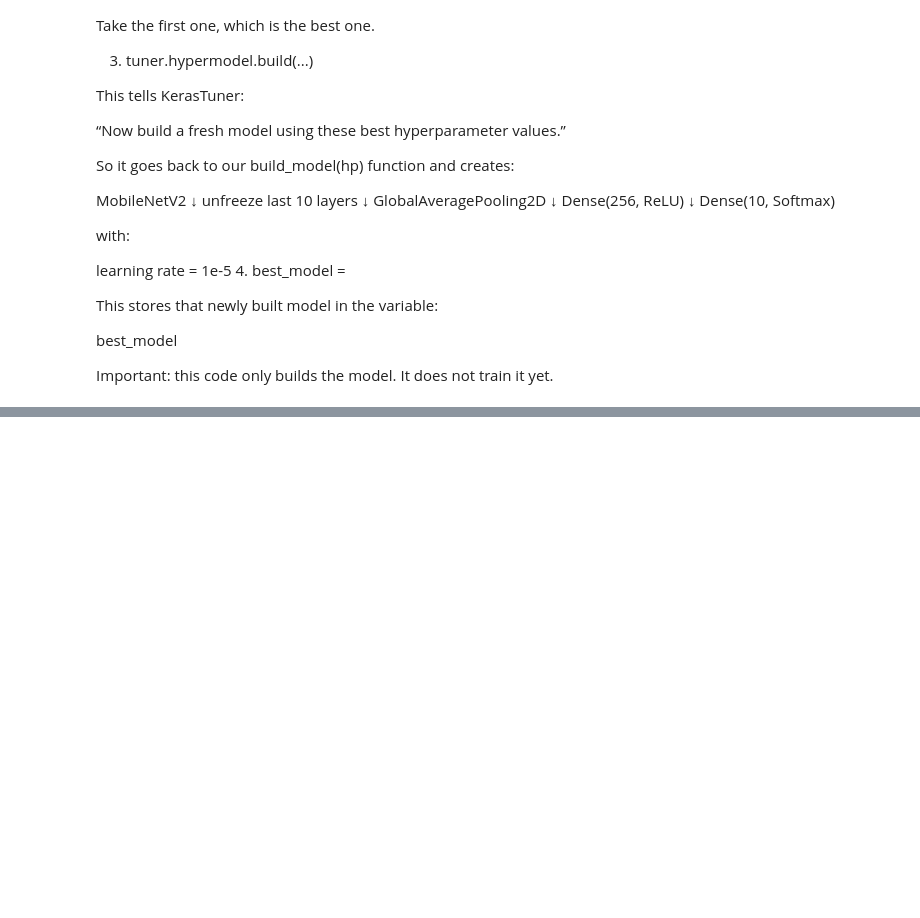
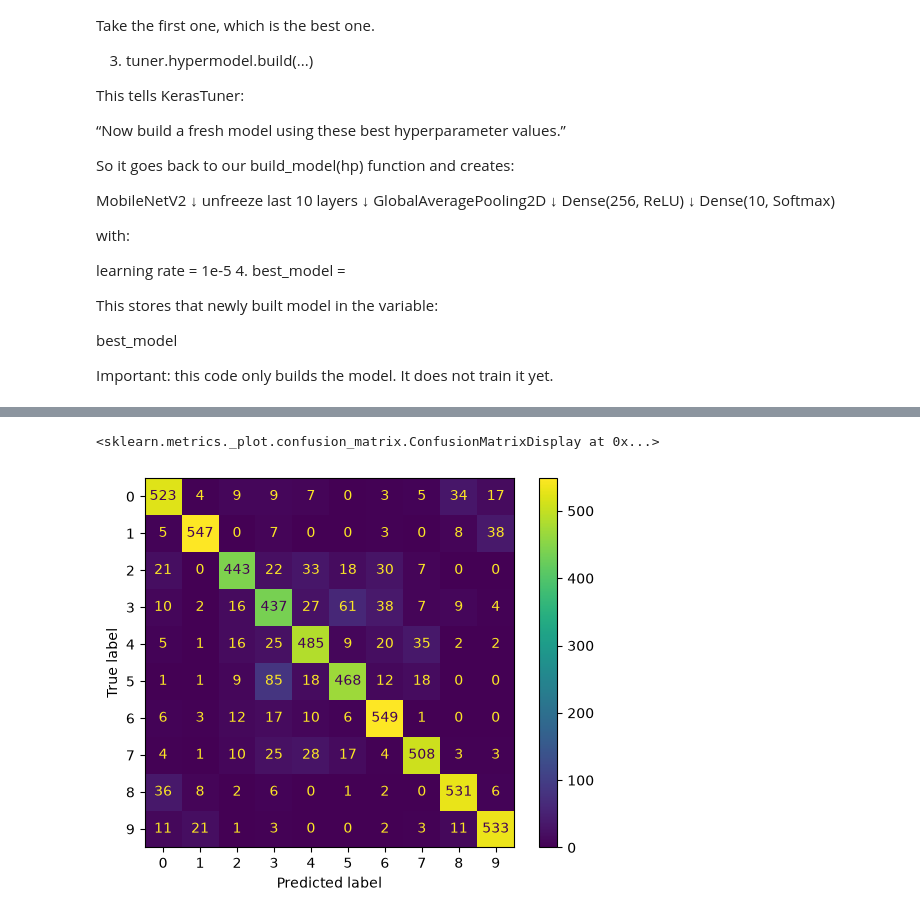
Before and after one commit to aishwari26/Transfer-Learning-Project--CNN-, a Jupyter notebook: Transfer Learning(CNN).ipynb, the cells around one changed output, grey strips where cells are left out. Saved outputs shown, nothing was run; the diff lists cells and outputs as text; code cells hidden in the pictures; blank space fills up the shorter version.

```diff
--- a/Transfer Learning(CNN).ipynb
+++ b/Transfer Learning(CNN).ipynb
@@ -1669,0 +1696,8 @@ history=
+# %%
+X_holdout=X_test[4000:10000]
+y_holdout=y_test[4000:10000]
+# %%
+#Apply the same preprocessing
+#Since MobileNetV2 needs the same preprocessing as before:
+#X_holdout=preprocess_input(X_holdout.astype('float32'))
+X_holdout = preprocess_input(X_holdout)
@@ -1669,0 +1729,2 @@ history=
+# %%
+y_pred=best_model.predict(X_holdout)
@@ -1669,0 +1733,11 @@ history=
+# %%
+y_pred_classes=np.argmax(y_pred,axis=1)
+# %%
+from sklearn.metrics import ConfusionMatrixDisplay
+ConfusionMatrixDisplay.from_predictions(
+    y_holdout,
+    y_pred_classes
+)
+# %% [output]
+<sklearn.metrics._plot.confusion_matrix.ConfusionMatrixDisplay at 0x...>
+[figure, added]
```
Also changed, not shown: parts of 7 cells of this notebook.
